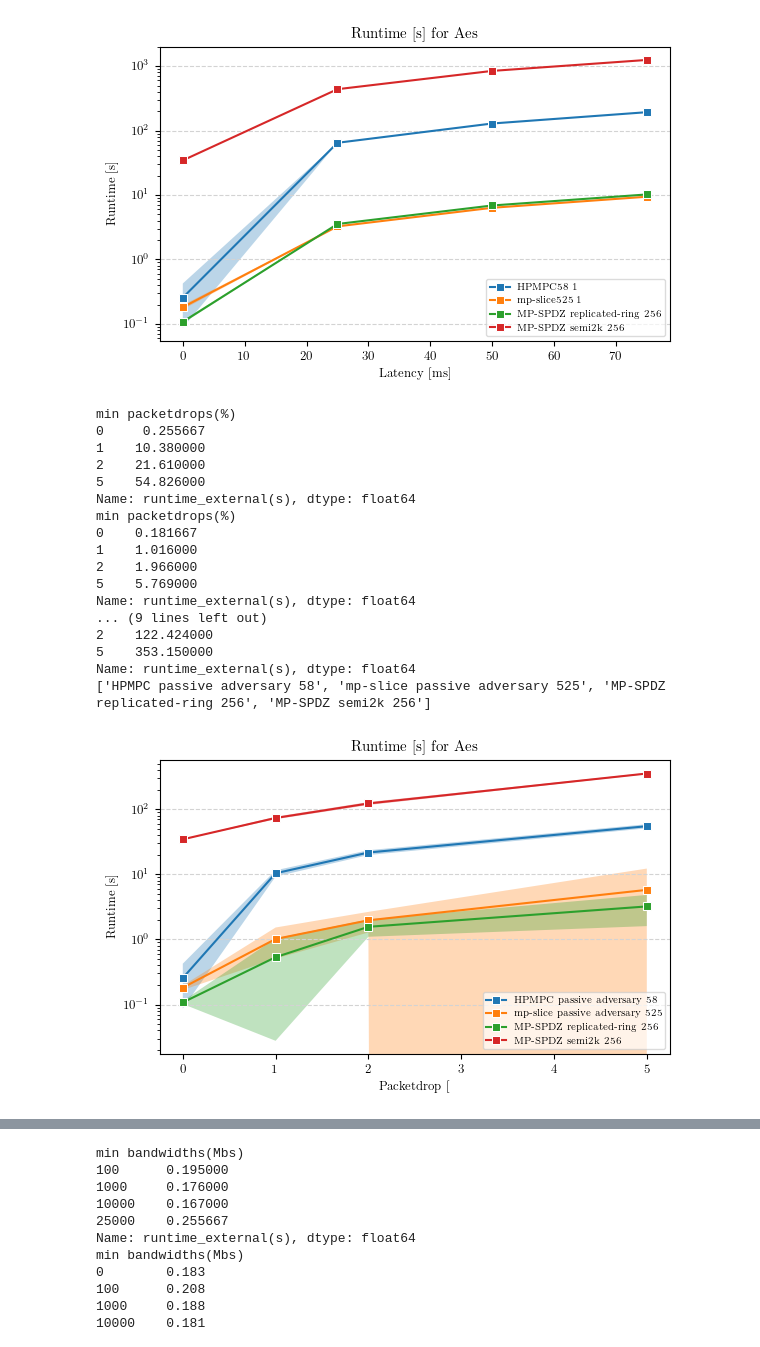
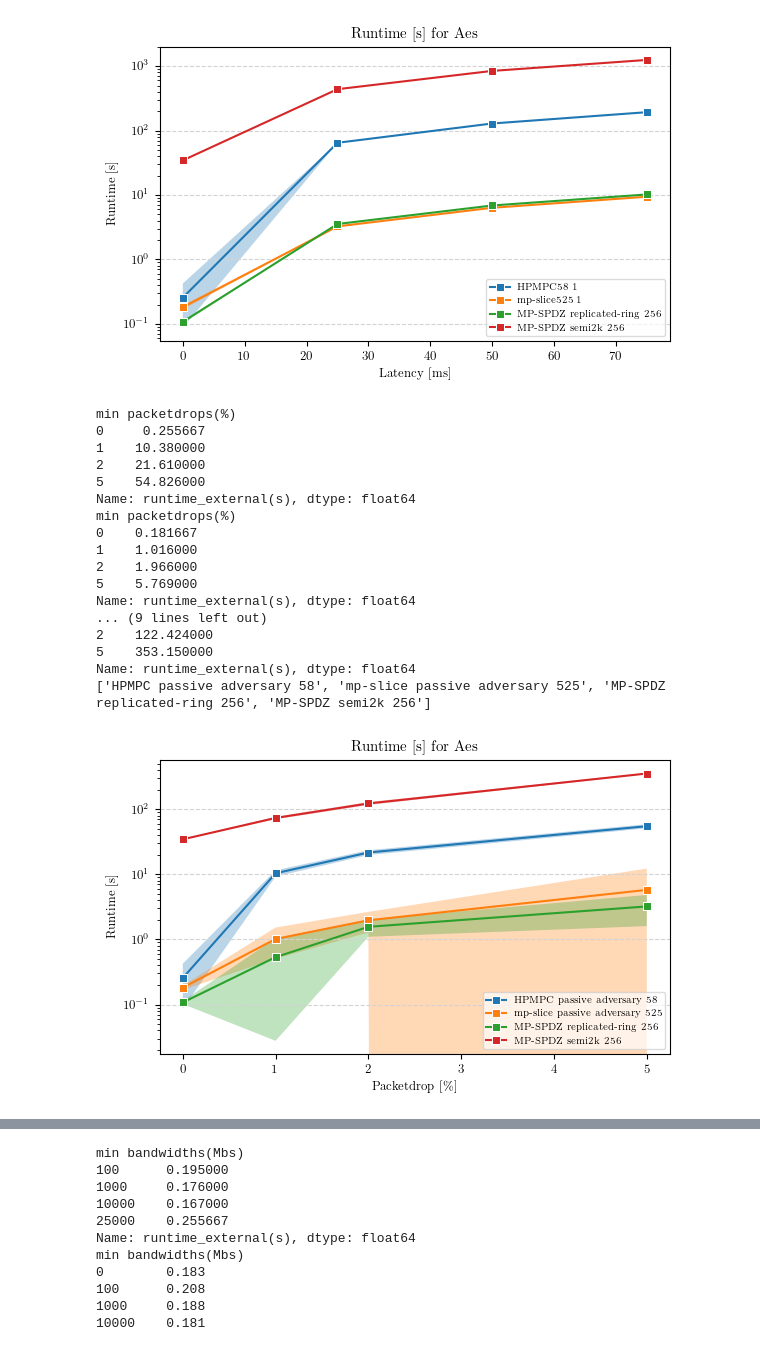
Before and after one commit to aSlunk/results, a Jupyter notebook: mp-slice/07_Aes/Deviation.ipynb, the cells around one changed output, grey strips where cells are left out. Drawn from its saved outputs; the diff is of its cells as text; code cells hidden in the pictures.

```diff
--- a/mp-slice/07_Aes/Deviation.ipynb
+++ b/mp-slice/07_Aes/Deviation.ipynb
@@ -160,32 +160,32 @@ packetdrop,label=rf.get_packetdrop_deviation(data)
 
 # del packetdrop[3] # Division
 # del packetdrop[3]
 # del label[3]
 # del label[3]
 
 # del packetdrop[-2] # secure min
 # del packetdrop[-2]
 # del label[-2]
 # del label[-2]
 
 print(label)
-rf.plot_deviation(packetdrop,label,"test.png",experiment,"Packetdrop [%]","Runtime [s]",True)
+rf.plot_deviation(packetdrop,label,"test.png",experiment,"Packetdrop [\\%]","Runtime [s]",True)
 # %% [output]
 min packetdrops(%)
 0     0.255667
 1    10.380000
 2    21.610000
 5    54.826000
 Name: runtime_external(s), dtype: float64
 min packetdrops(%)
 0    0.181667
 1    1.016000
 2    1.966000
 5    5.769000
 Name: runtime_external(s), dtype: float64
 ... (9 lines left out)
 2    122.424000
 5    353.150000
 Name: runtime_external(s), dtype: float64
 ['HPMPC passive adversary 58', 'mp-slice passive adversary 525', 'MP-SPDZ replicated-ring 256', 'MP-SPDZ semi2k 256']
-[figure, old version]
+[figure, new version]
```
Also changed, not shown: parts of 2 cells of this notebook, 1 other file.
